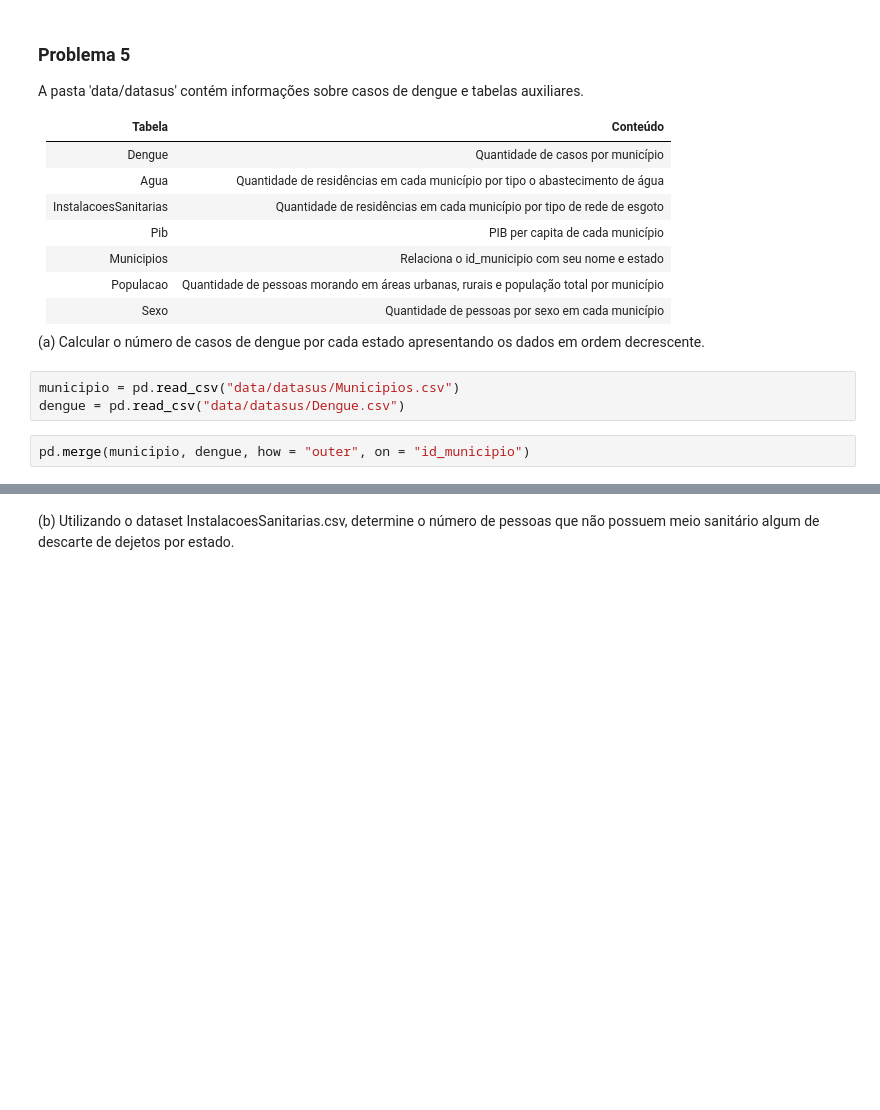
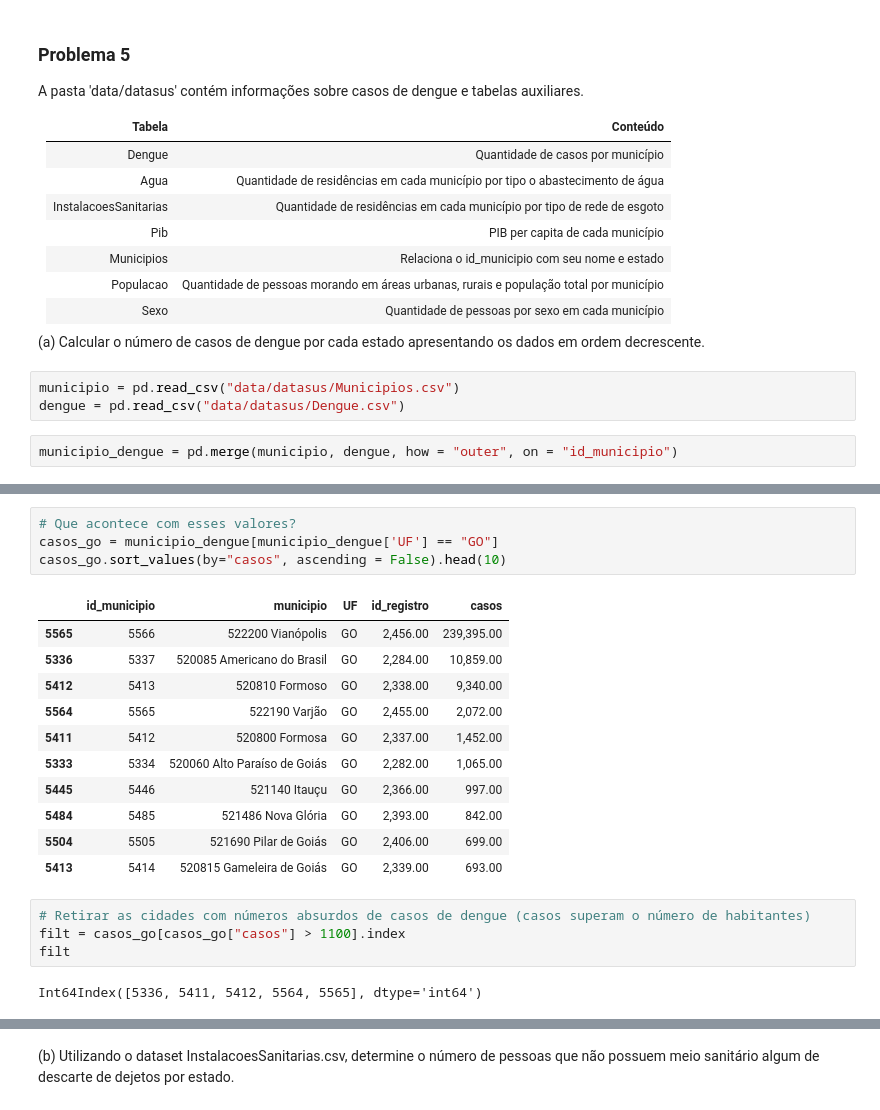
Before and after one commit to GabrielAsato/Curso_DS_Degree, a Jupyter notebook: Módulo 4 - Exercícios/Aula de Exerícios Numpy e Pandas.ipynb, the cells around one changed output, grey strips where cells are left out. Saved outputs shown, nothing was run; the diff lists cells and outputs as text; blank space fills up the shorter version.

```diff
--- a/Módulo 4 - Exercícios/Aula de Exerícios Numpy e Pandas.ipynb
+++ b/Módulo 4 - Exercícios/Aula de Exerícios Numpy e Pandas.ipynb
@@ -526,4 +545,4 @@ A pasta 'data/datasus' contém informações sobre casos de dengue e tabelas aux
 municipio = pd.read_csv("data/datasus/Municipios.csv")
 dengue = pd.read_csv("data/datasus/Dengue.csv")
 # %%
-pd.merge(municipio, dengue, how = "outer", on = "id_municipio")
+municipio_dengue = pd.merge(municipio, dengue, how = "outer", on = "id_municipio")
@@ -543,0 +576,22 @@ pd.merge(municipio, dengue, how = "outer", on = "id_municipio")
+# %%
+# Que acontece com esses valores?
+casos_go = municipio_dengue[municipio_dengue['UF'] == "GO"]
+casos_go.sort_values(by="casos", ascending = False).head(10)
+# %% [output]
+|  | id_municipio | municipio | UF | id_registro | casos |
+| 5565 | 5566 | 522200 Vianópolis | GO | 2,456.00 | 239,395.00 |
+| 5336 | 5337 | 520085 Americano do Brasil | GO | 2,284.00 | 10,859.00 |
+| 5412 | 5413 | 520810 Formoso | GO | 2,338.00 | 9,340.00 |
+| 5564 | 5565 | 522190 Varjão | GO | 2,455.00 | 2,072.00 |
+| 5411 | 5412 | 520800 Formosa | GO | 2,337.00 | 1,452.00 |
+| 5333 | 5334 | 520060 Alto Paraíso de Goiás | GO | 2,282.00 | 1,065.00 |
+| 5445 | 5446 | 521140 Itauçu | GO | 2,366.00 | 997.00 |
+| 5484 | 5485 | 521486 Nova Glória | GO | 2,393.00 | 842.00 |
+| 5504 | 5505 | 521690 Pilar de Goiás | GO | 2,406.00 | 699.00 |
+| 5413 | 5414 | 520815 Gameleira de Goiás | GO | 2,339.00 | 693.00 |
+# %%
+# Retirar as cidades com números absurdos de casos de dengue (casos superam o número de habitantes)
+filt = casos_go[casos_go["casos"] > 1100].index
+filt
+# %% [output]
+Int64Index([5336, 5411, 5412, 5564, 5565], dtype='int64')
```
Also changed, not shown: parts of 14 cells of this notebook.
